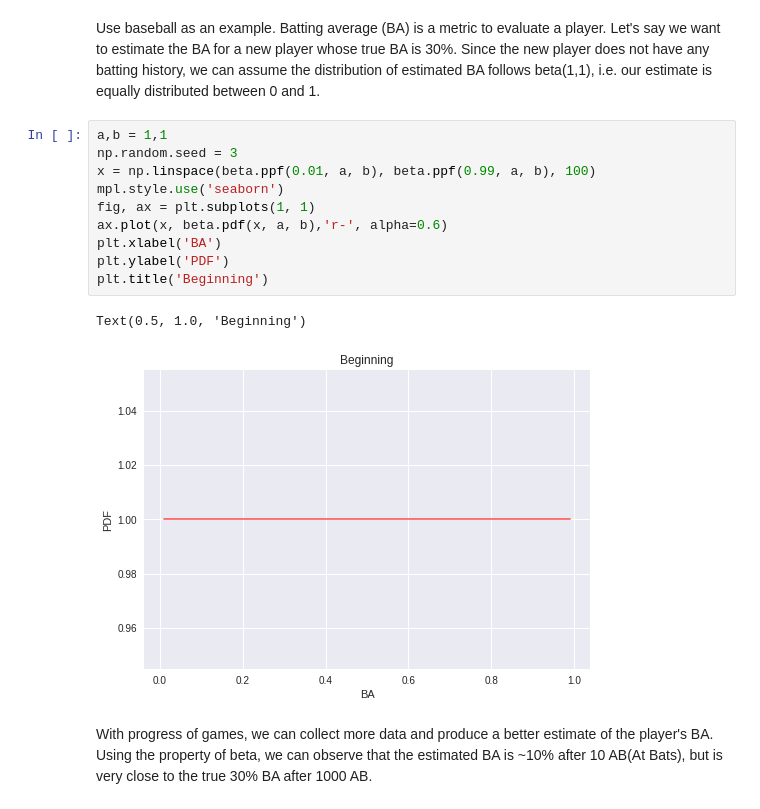
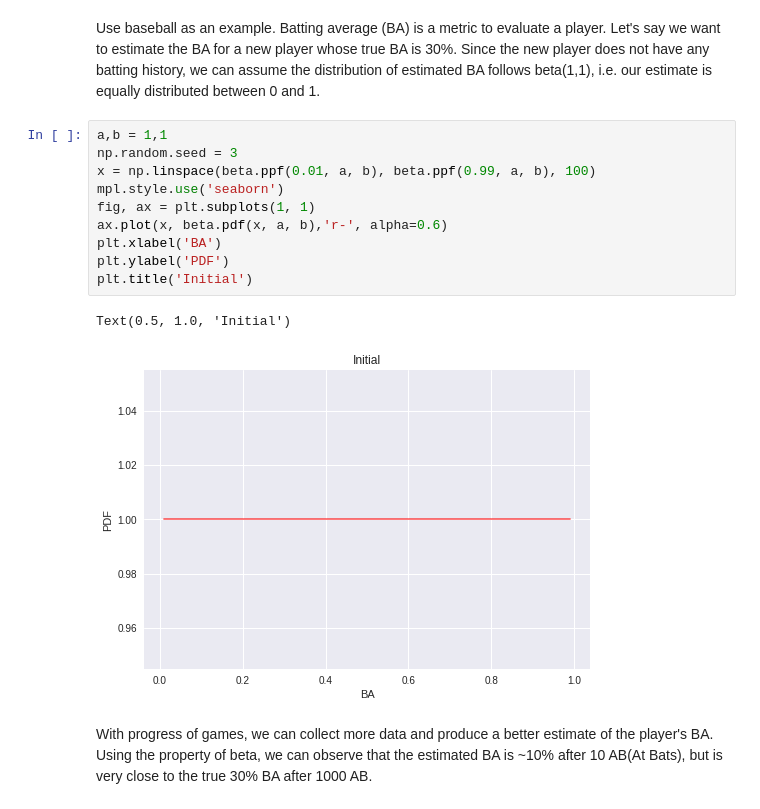
Before and after one commit to colawhite/abtesting, a Jupyter notebook: multi_armed_bandit_intro.ipynb, the cells around one changed output. Cells and saved outputs as stored; diff of their text form.

```diff
--- a/multi_armed_bandit_intro.ipynb
+++ b/multi_armed_bandit_intro.ipynb
@@ -16,16 +16,16 @@ Use baseball as an example. Batting average (BA) is a metric to evaluate a playe
 # %%
 a,b = 1,1
 np.random.seed = 3
 x = np.linspace(beta.ppf(0.01, a, b), beta.ppf(0.99, a, b), 100)
 mpl.style.use('seaborn')
 fig, ax = plt.subplots(1, 1)
 ax.plot(x, beta.pdf(x, a, b),'r-', alpha=0.6)
 plt.xlabel('BA')
 plt.ylabel('PDF')
-plt.title('Beginning')
+plt.title('Initial')
 # %% [output]
-Text(0.5, 1.0, 'Beginning')
+Text(0.5, 1.0, 'Initial')
-[figure, old version]
+[figure, new version]
 # %% [markdown]
 With progress of games, we can collect more data and produce a better estimate of the player's BA. Using the property of beta, we can observe that the estimated BA is ~10% after 10 AB(At Bats), but is very close to the true 30% BA after 1000 AB.
 # %%
```
